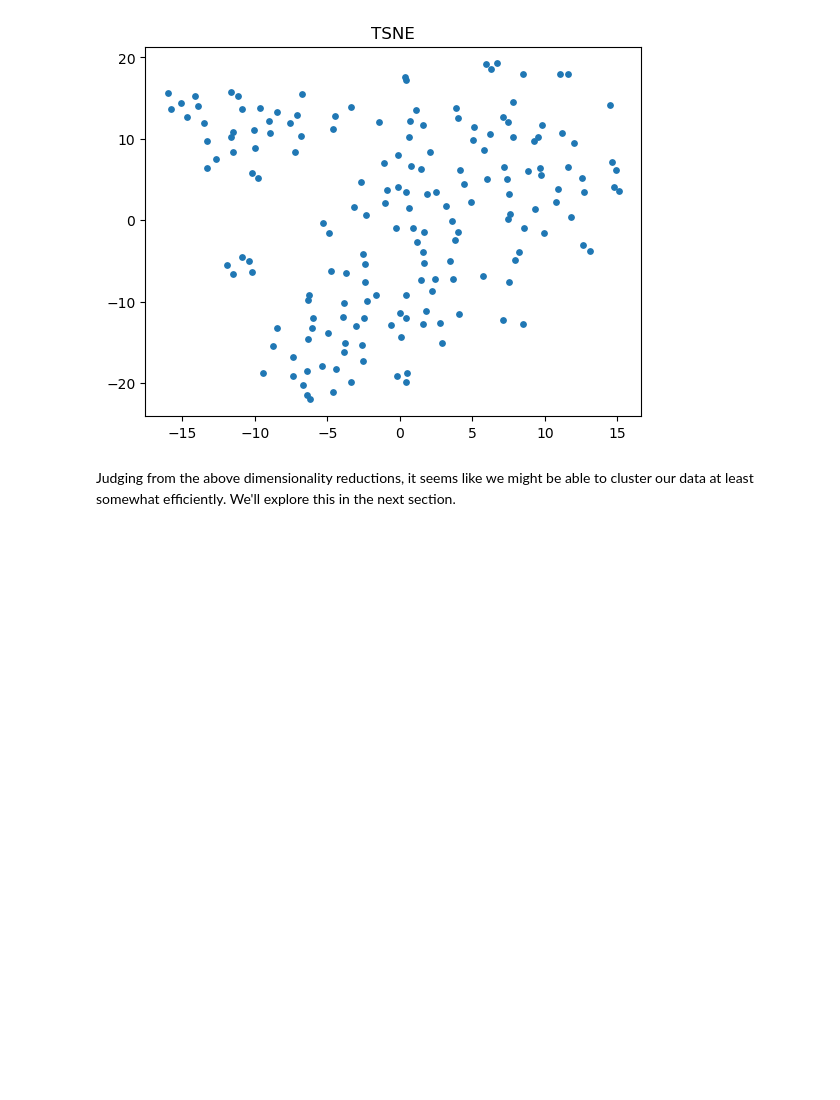
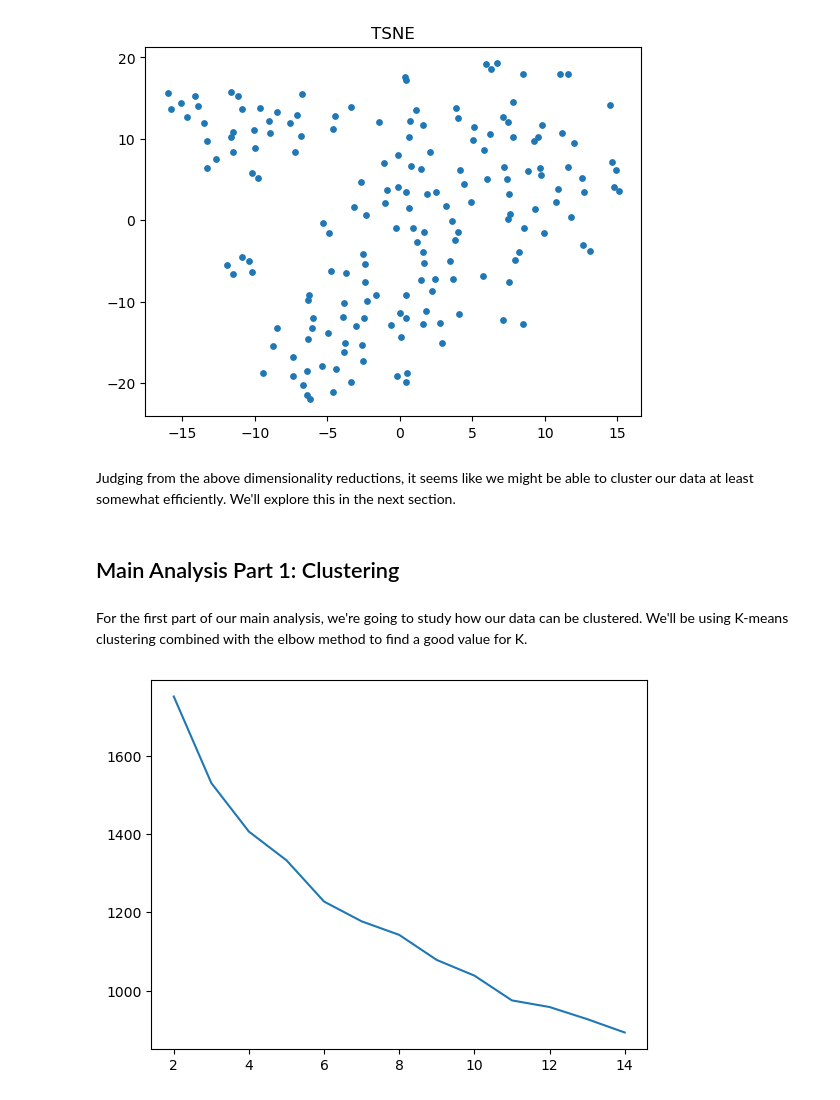
Before and after one commit to swifteralex/cs105_final_project, a Jupyter notebook: cs105finalproject.ipynb, the cells around one changed output. Saved outputs shown, nothing was run; the diff lists cells and outputs as text; code cells hidden in the pictures; blank space fills up the shorter version.

Commit message:
Added clustering analysis

```diff
--- a/cs105finalproject.ipynb
+++ b/cs105finalproject.ipynb
@@ -219,3 +220,24 @@ out = plt.title('TSNE')
 [figure]
 # %% [markdown]
 Judging from the above dimensionality reductions, it seems like we might be able to cluster our data at least somewhat efficiently. We'll explore this in the next section.
+# %% [markdown]
+## Main Analysis Part 1: Clustering
+# %% [markdown]
+For the first part of our main analysis, we're going to study how our data can be clustered. We'll be using K-means clustering combined with the elbow method to find a good value for K.
+# %%
+from sklearn.cluster import KMeans
+from sklearn.metrics import silhouette_score
+import numpy as np
+import warnings
+warnings.filterwarnings("ignore")
+
+SSE = []
+for k in range(2, 15):
+    kmeans = KMeans(n_clusters=k)
+    kmeans.fit(norm)
+    SSE.append(kmeans.inertia_)
+
+plt.plot(range(2, 15), SSE)
+plt.show()
+# %% [output]
+[figure, added]
```
Also changed, not shown: parts of 13 cells of this notebook.
